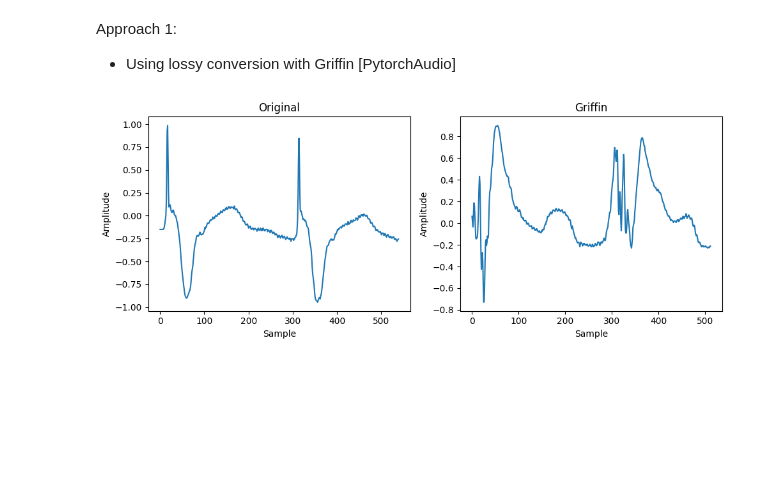
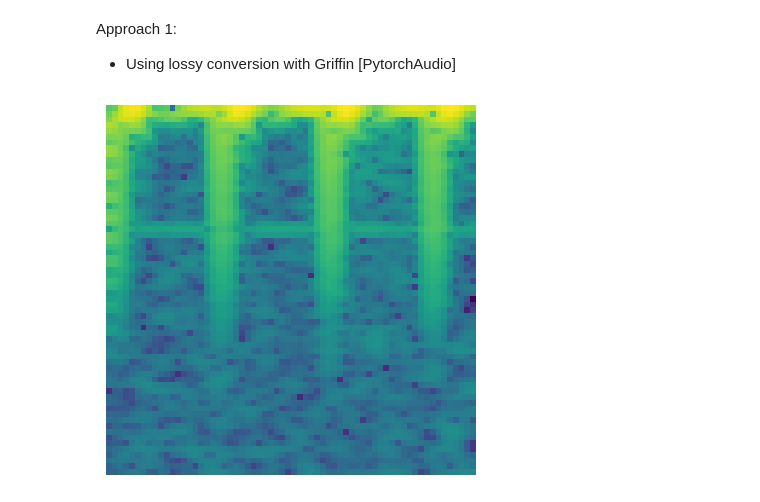
Before and after one commit to piedeboer96/ECG-Signal-Denoising, a Jupyter notebook: ecg_signals_spek.ipynb, the cells around one changed output. Saved outputs shown, nothing was run; the diff lists cells and outputs as text; code cells hidden in the pictures; blank space fills up the shorter version.

```diff
--- a/ecg_signals_spek.ipynb
+++ b/ecg_signals_spek.ipynb
@@ -54,19 +51,26 @@ def plot_multiple_timeseries(signals, names):
     plt.tight_layout()
     plt.show()
 # %%
-# def ecg_to_spectrogram(ecg_signal):
+def visualize_tensor(tensor):
+    """
+    Visualize a tensor as an image.
 
-#     I_tensor = torch.tensor(ecg_signal)
-#     # Compute the STFT
-#     stft = torch.stft(I_tensor, n_fft=128, center=True, pad_mode='reflect', normalized=True, onesided=True, return_complex=True)
-#     magnitude = torch.abs(stft)
+    Parameters:
+    tensor (torch.Tensor): The input tensor with shape [3, 540, 540].
+    """
+    # Convert the tensor to a NumPy array
+    image_array = tensor.numpy()
 
-#     log_magnitude = 10 * torch.log10(magnitude)
+    # Transpose the array to (H, W, C) format
+    image_array = image_array.transpose(1, 2, 0)
 
-#     return log_magnitude
+    # Display the image using Matplotlib
+    plt.imshow(image_array)
+    plt.axis('off')  # Turn off axis
+    plt.show()
 
 
-def ecg_to_spectrogram(ecg_signal, n_fft=128, hop_length=None):
+def ecg_to_spectrogram_log(ecg_signal, n_fft=32, hop_length=4):
     """
     Convert ECG signal to spectrogram using torchaudio library.
 
@@ -82,49 +86,81 @@ def ecg_to_spectrogram(ecg_signal, n_fft=128, hop_length=None):
     # Reshape ECG signal to (batch_size, num_channels, signal_length)
     ecg_signal = ecg_signal.unsqueeze(0).unsqueeze(0)
 
     # Compute spectrogram
-    spectrogram = torchaudio.transforms.Spectrogram(n_fft=n_fft, hop_length=None)(ecg_signal)
+    spectrogram = torchaudio.transforms.Spectrogram(n_fft=n_fft, hop_length=hop_length)(ecg_signal)
 
-    return spectrogram
+    # Take the log
+    spec = spectrogram[0]
+    spec_log = torch.log10(spec)
 
-def spectrogram_to_ecg(spectrogram, n_fft=128, hop_length=None):
+    return spec_log
+
+def spectrogram_log_to_ecg(spec_log, n_fft=32, hop_length=None,n_iter=400):
     """
     Convert spectrogram back to ECG signal using torchaudio library.
 
     Args:
     - spectrogram (torch.Tensor): Spectrogram of the ECG signal.
     - n_fft (int): Size of FFT window. Default is 400.
     - hop_length (int or None): Number of samples between successive frames.
       If None, defaults to n_fft / 4. Default is None.
 
     Returns:
     - torch.Tensor: Reconstructed ECG signal.
     """
+    # Undo log operation
+    spec = torch.pow(10, spec_log)
+
+    # Debugging purpose
+    print('Griffin Time...', spec.shape)
+
     # Compute inverse spectrogram
-    ecg_signal = torchaudio.transforms.GriffinLim(n_fft=128,  n_iter=50000, hop_length=None)(spectrogram)
+    ecg_signal = torchaudio.transforms.GriffinLim(n_fft=n_fft,  n_iter=400, hop_length=hop_length)(spec)
 
     # Squeeze the batch and channel dimensions
     ecg_signal = ecg_signal.squeeze(0).squeeze(0)
 
     return ecg_signal
 
-# Path to individual ecg file
+# Visualize Spek
+def plot_spec(spec, title):
+    """
+    Plot spectrogram.
+
+    Args:
+    - spec (torch.Tensor): Spectrogram tensor.
+    - title (str): Title of the plot.
+    """
+    plt.title(title)
+    plt.imshow(librosa.amplitude_to_db(spec.numpy()), origin="lower", aspect="auto")
+    plt.xlabel('Time')
+    plt.ylabel('Frequency')
+    plt.colorbar(label='Intensity (dB)')
+    plt.show()
+
+######### Parameters ##########
+samples_to = (62*16) + 16
+n_fft = 126
+hop_length = 16
+
+# Load Data
 path_102 = "data/ardb/104"
+record_102 = wfdb.rdsamp(path_102, sampto=samples_to)
+signal_102 = record_102[0][:, 0]
+signal_102 = signal_102
 
-# Extract record
-record_102 = wfdb.rdsamp(path_102, sampto=540)
+# Build and Visualize Spectrogram
+sig = torch.tensor(signal_102)
+spek_log = ecg_to_spectrogram_log(sig,n_fft=n_fft, hop_length=hop_length)
+visualize_tensor(spek_log)
 
-# Extract Lead I ECG signal
-signal_102 = record_102[0][:, 0]
+# Visualize reoncstruction using Griffin...
+reconstructed_sig = spectrogram_log_to_ecg(spek_log,n_fft,hop_length)
+reconstructed_sig = -reconstructed_sig                                        # flip phase for whatever reason...
+plot_multiple_timeseries([sig, reconstructed_sig], ['Original', 'Griffin Reconstruction', 'Griffin New'])
 
-sig = torch.tensor(signal_102)
-spek = ecg_to_spectrogram(sig)
-# visualize_spectrogram(spek)
-reconstructed_sig = spectrogram_to_ecg(spek)
-
-plot_multiple_timeseries([sig, reconstructed_sig], ['Original', 'Griffin'])
-
-#  TODO:
-#  - add a method.. visualize spectrogram
+# Info
+print('Number of samples:', samples_to)
+print('Duration in seconds:', samples_to/360)
 # %% [output]
-[figure, old version]
+[figure, new version]
```
Also changed, not shown: parts of 21 cells of this notebook, 3 other files.
